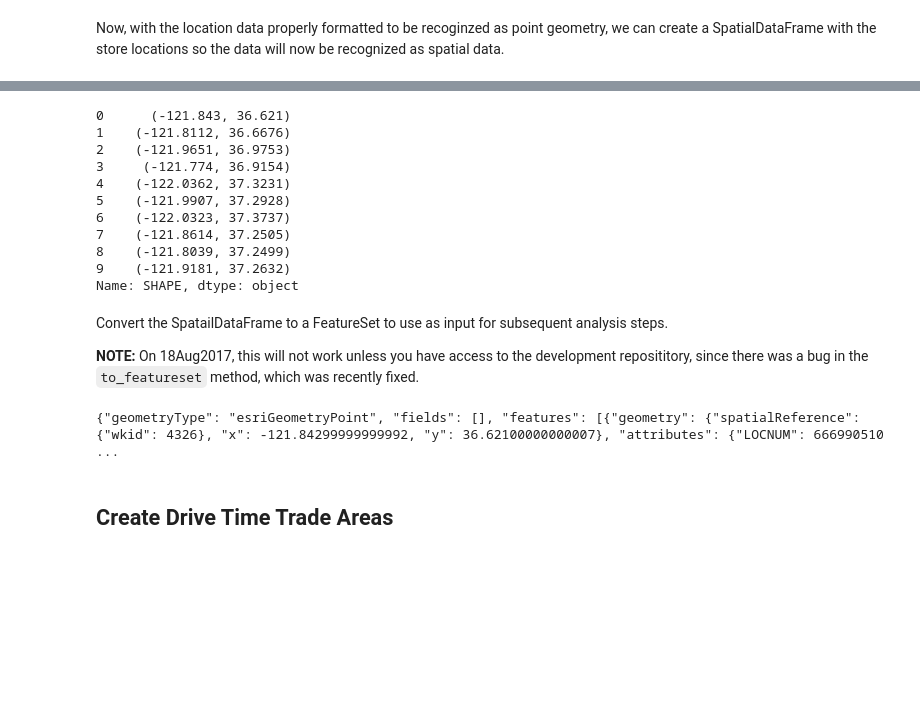
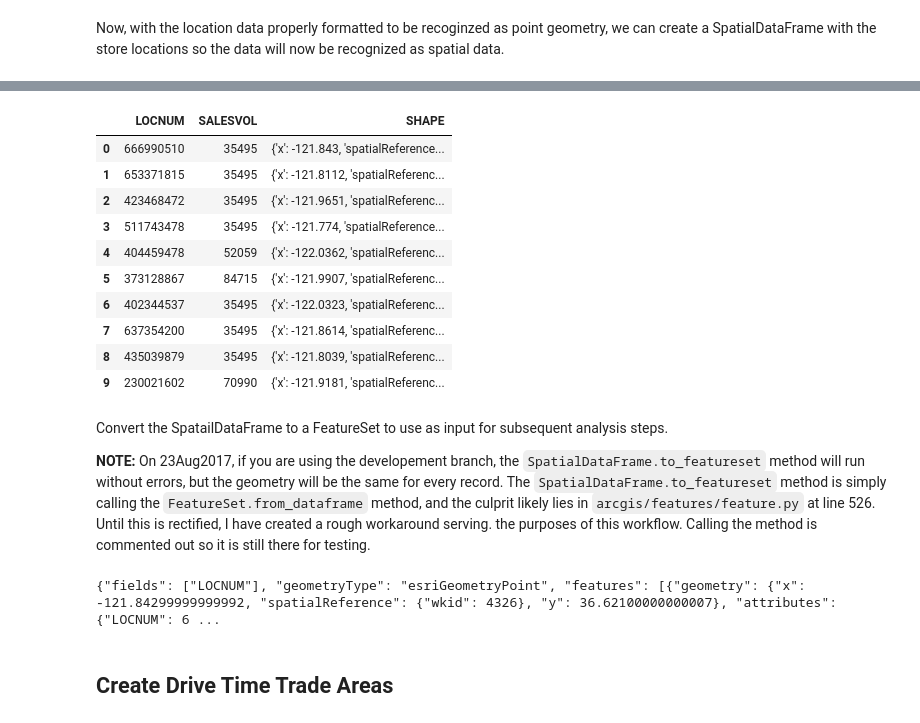
Before and after one commit to knu2xs/arcgis-machine-learning-demonstrations, a Jupyter notebook: Store CSV to Store Segments with Trade Area Creation.ipynb, the cells around one changed output, grey strips where cells are left out. Cells and saved outputs as stored; diff of their text form; code cells hidden in the pictures; blank space fills up the shorter version.

```diff
--- a/Store CSV to Store Segments with Trade Area Creation.ipynb
+++ b/Store CSV to Store Segments with Trade Area Creation.ipynb
@@ -78,28 +78,32 @@ sdf.head(10)
 # %%
 # get a subset to test with, just the first five records
 sdf = sdf[:10]
-sdf['SHAPE'].apply(lambda point: (point.x, point.y))
+sdf
 # %% [output]
-0      (-121.843, 36.621)
-1    (-121.8112, 36.6676)
-2    (-121.9651, 36.9753)
-3     (-121.774, 36.9154)
-4    (-122.0362, 37.3231)
-5    (-121.9907, 37.2928)
-6    (-122.0323, 37.3737)
-7    (-121.8614, 37.2505)
-8    (-121.8039, 37.2499)
-9    (-121.9181, 37.2632)
-Name: SHAPE, dtype: object
+|  | LOCNUM | SALESVOL | SHAPE |
+| 0 | 666990510 | 35495 | {'x': -121.843, 'spatialReference... |
+| 1 | 653371815 | 35495 | {'x': -121.8112, 'spatialReferenc... |
+| 2 | 423468472 | 35495 | {'x': -121.9651, 'spatialReferenc... |
+| 3 | 511743478 | 35495 | {'x': -121.774, 'spatialReference... |
+| 4 | 404459478 | 52059 | {'x': -122.0362, 'spatialReferenc... |
+| 5 | 373128867 | 84715 | {'x': -121.9907, 'spatialReferenc... |
+| 6 | 402344537 | 35495 | {'x': -122.0323, 'spatialReferenc... |
+| 7 | 637354200 | 35495 | {'x': -121.8614, 'spatialReferenc... |
+| 8 | 435039879 | 35495 | {'x': -121.8039, 'spatialReferenc... |
+| 9 | 230021602 | 70990 | {'x': -121.9181, 'spatialReferenc... |
-# %% [markdown]
-Convert the SpatailDataFrame to a FeatureSet to use as input for subsequent analysis steps.
-
-__NOTE:__ On 18Aug2017, this will not work unless you have access to the development reposititory, since there was a bug in the `to_featureset` method, which was recently fixed.
-# %%
-fs_store_locations = sdf.to_featureset()
-fs_store_locations
-# %% [output]
-{"geometryType": "esriGeometryPoint", "fields": [], "features": [{"geometry": {"spatialReference": {"wkid": 4326}, "x": -121.84299999999992, "y": 36.62100000000007}, "attributes": {"LOCNUM": 666990510 ...
+# %% [markdown]
+Convert the SpatailDataFrame to a FeatureSet to use as input for subsequent analysis steps.
+
+__NOTE:__ On 23Aug2017, if you are using the developement branch, the `SpatialDataFrame.to_featureset` method will run without errors, but the geometry will be the same for every record. The `SpatialDataFrame.to_featureset` method is simply calling the `FeatureSet.from_dataframe` method, and the culprit likely lies in `arcgis/features/feature.py` at line 526. Until this is rectified, I have created a rough workaround serving. the purposes of this workflow. Calling the method is commented out so it is still there for testing.
+# %%
+# fs_store_locations = sdf.to_featureset()
+# fs_store_locations = arcgis.features.FeatureSet.from_dataframe(sdf)
+fs_store_locations = arcgis.features.FeatureSet(
+    sdf.apply(lambda row: {'attributes': {'LOCNUM': row.LOCNUM}, 'geometry': row.SHAPE}, axis=1).tolist()
+)
+fs_store_locations
+# %% [output]
+{"fields": ["LOCNUM"], "geometryType": "esriGeometryPoint", "features": [{"geometry": {"x": -121.84299999999992, "spatialReference": {"wkid": 4326}, "y": 36.62100000000007}, "attributes": {"LOCNUM": 6 ...
 # %% [markdown]
 ## Create Drive Time Trade Areas
 # %% [markdown]
```
Also changed, not shown: parts of 23 cells of this notebook, 1 other file.
